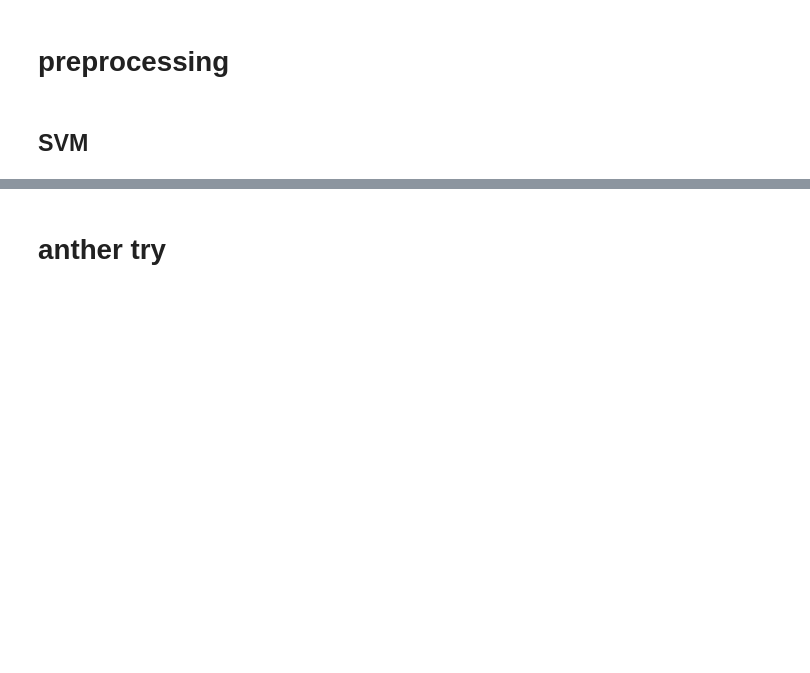
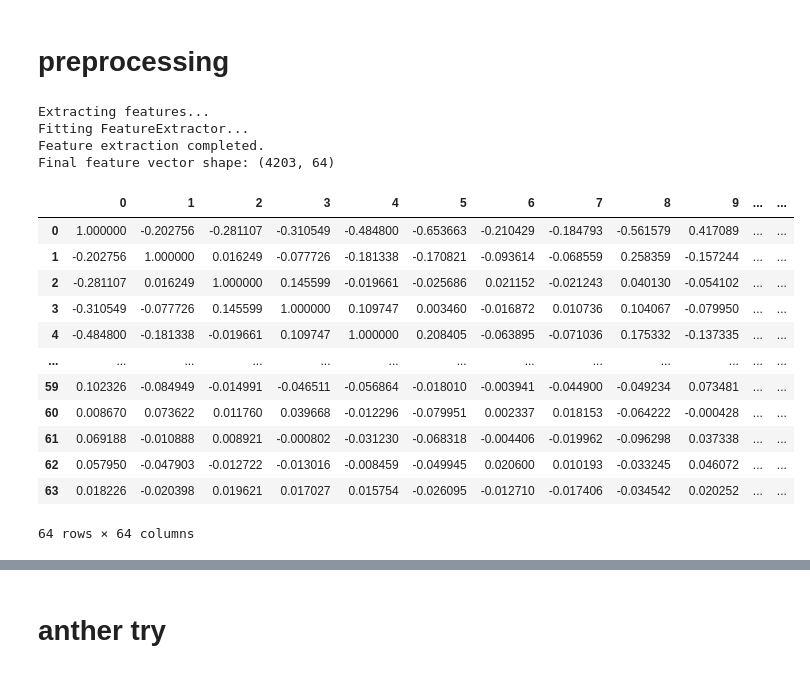
Before and after one commit to Doola0501/Material-Stream-Identification-System, a Jupyter notebook: notebooks/experiments.ipynb, the cells around one changed output, grey strips where cells are left out. Saved outputs shown, nothing was run; the diff lists cells and outputs as text; code cells hidden in the pictures; blank space fills up the shorter version.

```diff
--- a/notebooks/experiments.ipynb
+++ b/notebooks/experiments.ipynb
@@ -420,31 +386,0 @@ scaler = MinMaxScaler()
-# %%
-X_train=[]
-for img_path in train_files:
-    img = cv2.imread(img_path)
-    img = cv2.cvtColor(img, cv2.COLOR_BGR2RGB)
-    features = color_histogram(img)
-    X_train.append(features)
-
-
-X_train = np.array(X_train)
-X_train=scaler.fit_transform(X=X_train)
-X_train = pca.fit_transform(X_train)
-
-y_train = np.array(train_labels)
-y_train = lebel_encoder.fit_transform(y_train)
-# %%
-X_test=[]
-for img_path in test_files:
-    img = cv2.imread(img_path)
-    img = cv2.cvtColor(img, cv2.COLOR_BGR2RGB)
-    features = color_histogram(img)
-    X_test.append(features)
-
-
-X_test = np.array(X_test)
-X_test=scaler.transform(X=X_test)
-X_test=pca.transform(X_test)
-y_test = np.array(test_labels)
-y_test = lebel_encoder.transform(y_test)
-# %% [markdown]
-## SVM
@@ -450,0 +453,31 @@ y_test = lebel_encoder.transform(y_test)
+# %%
+print("Extracting features...")
+
+extractor = FeatureExtractor(crop_size=(256, 256))
+
+X_features = extractor.fit_transform(train_files)
+
+print("Feature extraction completed.")
+print("Final feature vector shape:", X_features.shape)
+# %% [output]
+Extracting features...
+Fitting FeatureExtractor...
+Feature extraction completed.
+Final feature vector shape: (4203, 64)
+# %%
+df_features = pd.DataFrame(X_features)
+df_features.corr()
+# %% [output]
+|  | 0 | 1 | 2 | 3 | 4 | 5 | 6 | 7 | 8 | 9 | ... | ... |
+| 0 | 1.000000 | -0.202756 | -0.281107 | -0.310549 | -0.484800 | -0.653663 | -0.210429 | -0.184793 | -0.561579 | 0.417089 | ... | ... |
+| 1 | -0.202756 | 1.000000 | 0.016249 | -0.077726 | -0.181338 | -0.170821 | -0.093614 | -0.068559 | 0.258359 | -0.157244 | ... | ... |
+| 2 | -0.281107 | 0.016249 | 1.000000 | 0.145599 | -0.019661 | -0.025686 | 0.021152 | -0.021243 | 0.040130 | -0.054102 | ... | ... |
+| 3 | -0.310549 | -0.077726 | 0.145599 | 1.000000 | 0.109747 | 0.003460 | -0.016872 | 0.010736 | 0.104067 | -0.079950 | ... | ... |
+| 4 | -0.484800 | -0.181338 | -0.019661 | 0.109747 | 1.000000 | 0.208405 | -0.063895 | -0.071036 | 0.175332 | -0.137335 | ... | ... |
+| ... | ... | ... | ... | ... | ... | ... | ... | ... | ... | ... | ... | ... |
+| 59 | 0.102326 | -0.084949 | -0.014991 | -0.046511 | -0.056864 | -0.018010 | -0.003941 | -0.044900 | -0.049234 | 0.073481 | ... | ... |
+| 60 | 0.008670 | 0.073622 | 0.011760 | 0.039668 | -0.012296 | -0.079951 | 0.002337 | 0.018153 | -0.064222 | -0.000428 | ... | ... |
+| 61 | 0.069188 | -0.010888 | 0.008921 | -0.000802 | -0.031230 | -0.068318 | -0.004406 | -0.019962 | -0.096298 | 0.037338 | ... | ... |
+| 62 | 0.057950 | -0.047903 | -0.012722 | -0.013016 | -0.008459 | -0.049945 | 0.020600 | 0.010193 | -0.033245 | 0.046072 | ... | ... |
+| 63 | 0.018226 | -0.020398 | 0.019621 | 0.017027 | 0.015754 | -0.026095 | -0.012710 | -0.017406 | -0.034542 | 0.020252 | ... | ... |
+64 rows × 64 columns
```
Also changed, not shown: parts of 40 cells of this notebook.
